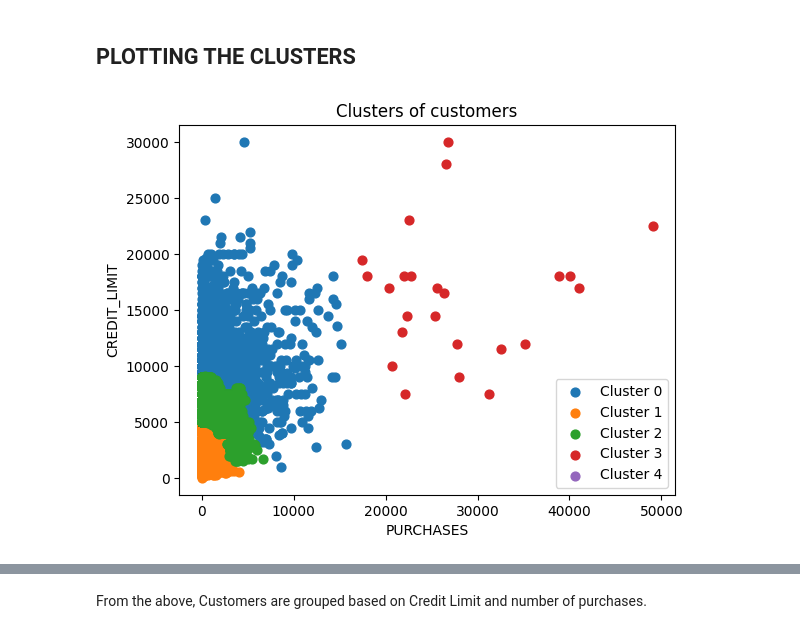
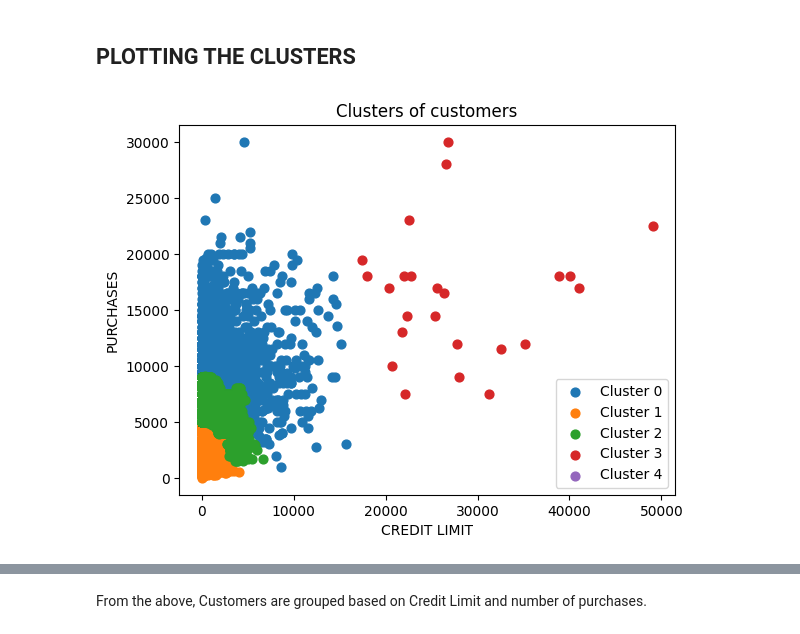
Before and after one commit to BenJoshMudi/GOMYCODE.BEN, a Jupyter notebook: Hierachical_and_Kmeans_Checkpoint.ipynb, the cells around one changed output, grey strips where cells are left out. Cells and saved outputs as stored; diff of their text form; code cells hidden in the pictures.

```diff
--- a/Hierachical_and_Kmeans_Checkpoint.ipynb
+++ b/Hierachical_and_Kmeans_Checkpoint.ipynb
@@ -120,14 +120,14 @@ hc_labels = hc.fit_predict(X)
 # %%
 for i in range(5):
     plt.scatter(X.values[hc_labels == i, 0], X.values[hc_labels == i, 1], s=40, label='Cluster ' + str(i))
 
 plt.title('Clusters of customers')
-plt.xlabel('PURCHASES')
-plt.ylabel('CREDIT_LIMIT')
+plt.xlabel('CREDIT LIMIT')
+plt.ylabel('PURCHASES')
 plt.legend()
 plt.show()
 # %% [output]
-[figure, old version]
+[figure, new version]
 # %%
 import sklearn
 from sklearn.cluster import KMeans
```
Also changed, not shown: parts of 8 cells of this notebook.
